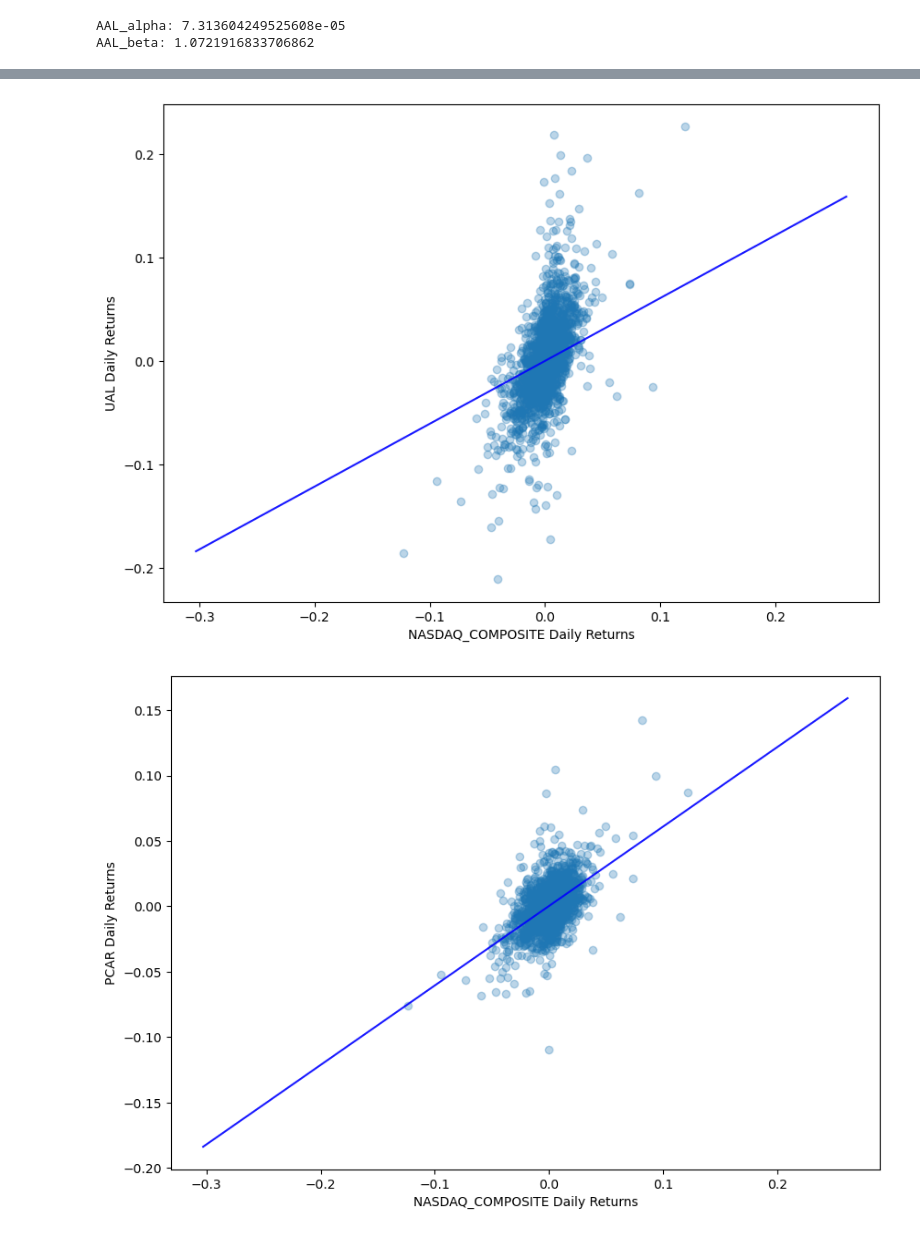
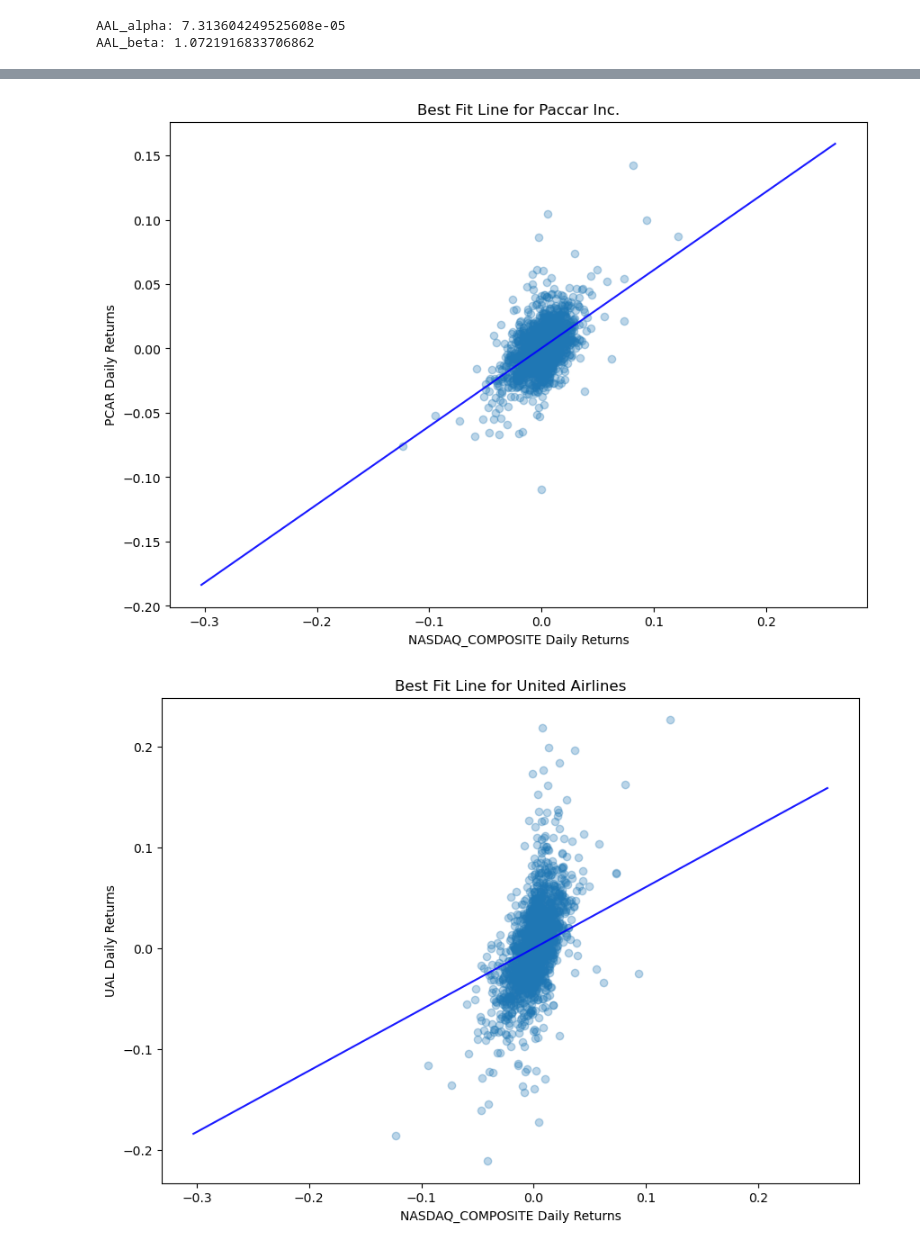
Before and after one commit to Whales01/FinTech_DataAnalysis_CodingProject, a Jupyter notebook: Risks_Returns.ipynb, the cells around one changed output, grey strips where cells are left out. Saved outputs shown, nothing was run; the diff lists cells and outputs as text; code cells hidden in the pictures.

```diff
--- a/Risks_Returns.ipynb
+++ b/Risks_Returns.ipynb
@@ -334,24 +337,26 @@ X2 = np.linspace(Z.min(),Z.max(),100)
 Z_hat = X2*pcarbeta + pcaralpha
 
 plt.figure(figsize = (10,7))
-plt.scatter(X, Q, alpha=0.3) #plots the raw data
+plt.scatter(X, T, alpha=0.3) #plots the raw data
 plt.xlabel("NASDAQ_COMPOSITE Daily Returns")
-plt.ylabel("UAL Daily Returns")
+plt.ylabel("PCAR Daily Returns")
+plt.title("Best Fit Line for Paccar Inc.")
 
 plt.plot(X2, Z_hat, 'b', alpha=0.9)
 plt.show()
 # %% [output]
-[figure, old version]
+[figure, new version]
 # %%
 X3 = np.linspace(Z.min(),Z.max(),100)
 Z_hat = X2*ualbeta + ualalpha
 
 plt.figure(figsize = (10,7))
-plt.scatter(X, T, alpha=0.3) #plots the raw data
+plt.scatter(X, Q, alpha=0.3) #plots the raw data
 plt.xlabel("NASDAQ_COMPOSITE Daily Returns")
-plt.ylabel("PCAR Daily Returns")
+plt.ylabel("UAL Daily Returns")
+plt.title("Best Fit Line for United Airlines")
 
 plt.plot(X2, Z_hat, 'b', alpha=0.9)
 plt.show()
 # %% [output]
-[figure, old version]
+[figure, new version]
```
Also changed, not shown: parts of 22 cells of this notebook.
